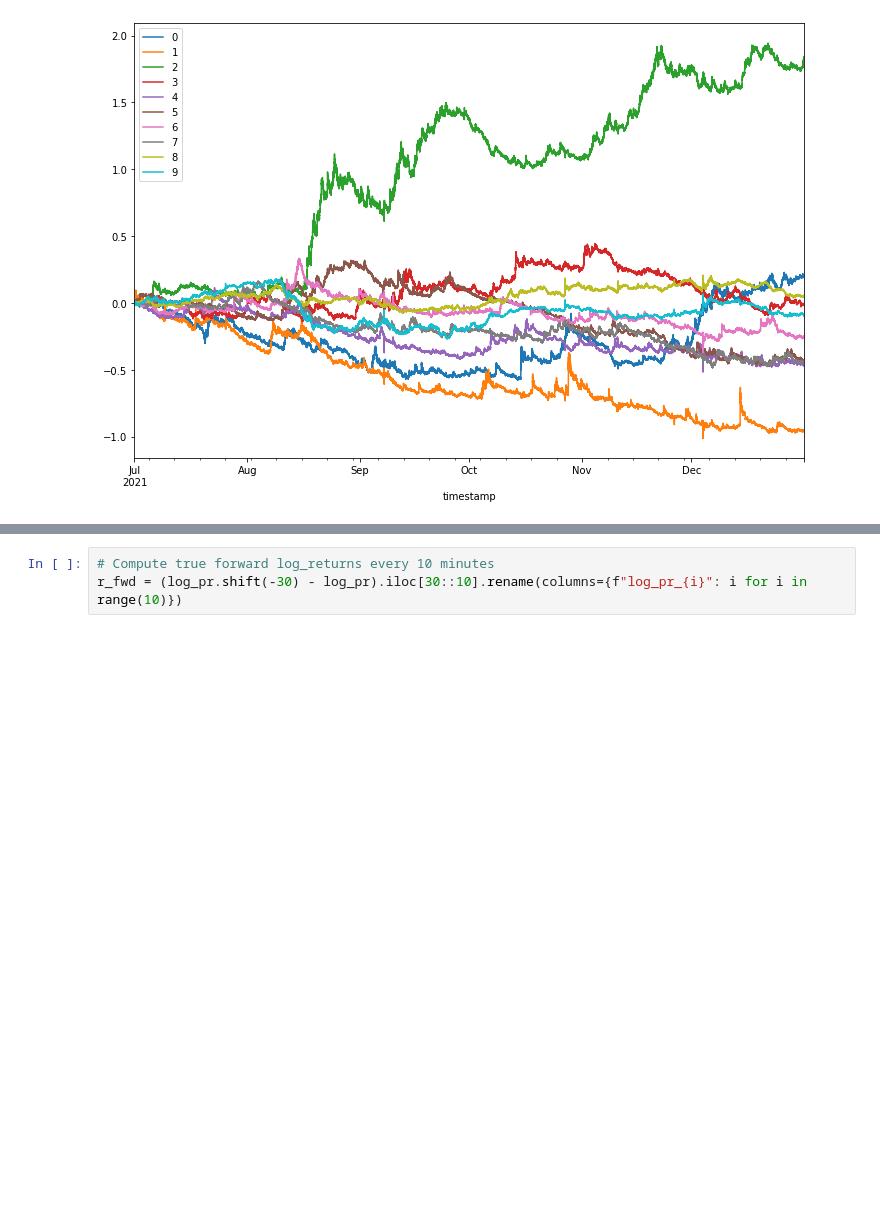
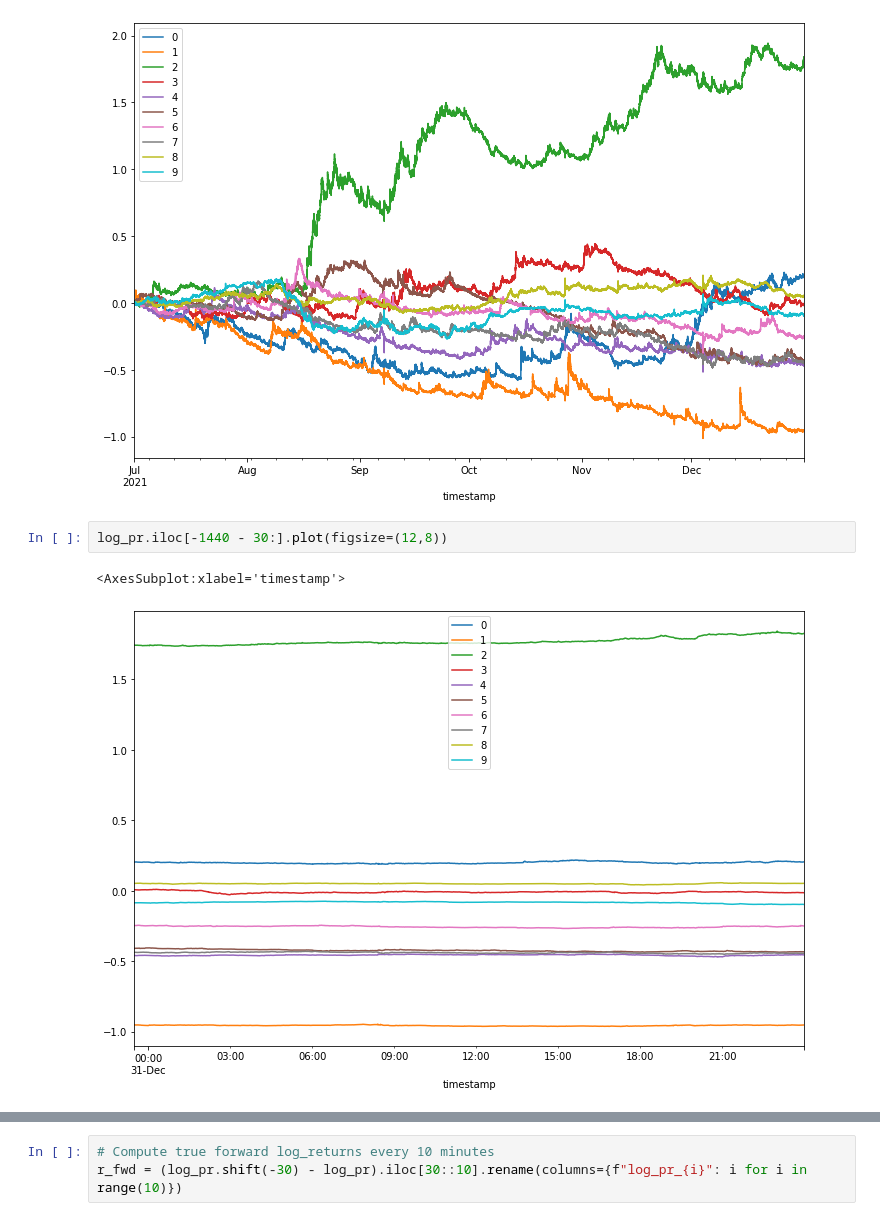
Before and after one commit to ziyuan-h/stats601-project, a Jupyter notebook: stats_601_project_orig.ipynb, the cells around one changed output, grey strips where cells are left out. Drawn from its saved outputs; the diff is of its cells as text; blank space fills up the shorter version.

```diff
--- a/stats_601_project_orig.ipynb
+++ b/stats_601_project_orig.ipynb
@@ -17,6 +17,11 @@ log_pr.plot(figsize=(12, 8))
 # %% [output]
 <AxesSubplot:xlabel='timestamp'>
 [figure]
+# %%
+log_pr.iloc[-1440 - 30:].plot(figsize=(12,8))
+# %% [output]
+<AxesSubplot:xlabel='timestamp'>
+[figure, added]
 # %%
 # An example of get_r_hat
 
```
Also changed, not shown: parts of 8 cells of this notebook, 17 other files.
